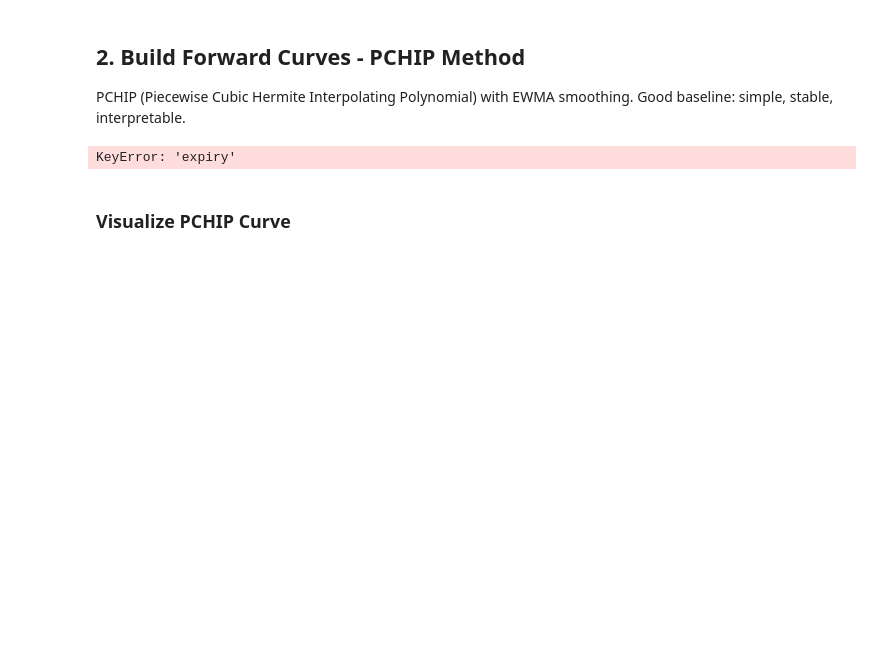
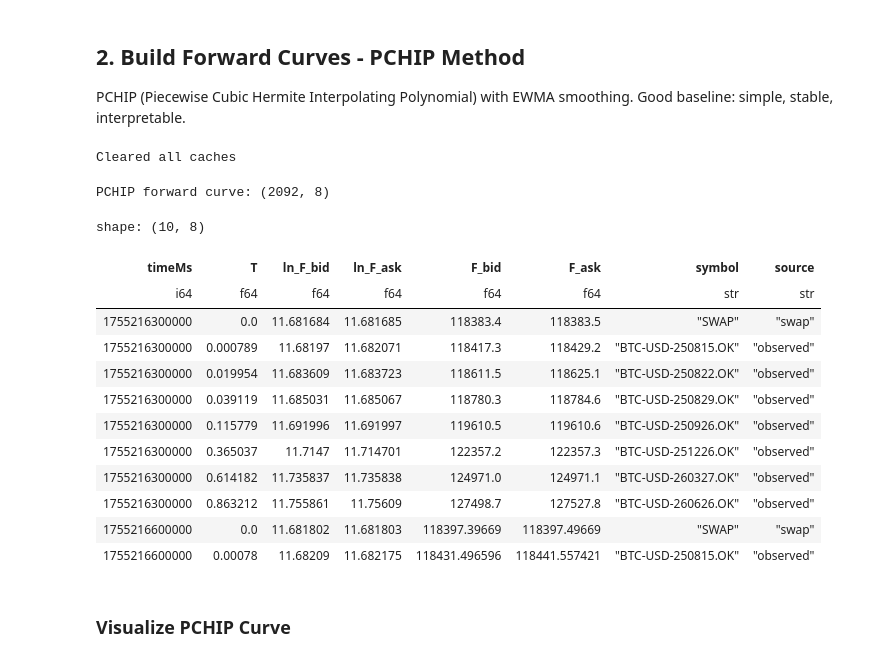
Before and after one commit to PascalAndreas/final-year-project, a Jupyter notebook: forwards_example.ipynb, the cells around one changed output. Cells and saved outputs as stored; diff of their text form; code cells hidden in the pictures; blank space fills up the shorter version.

```diff
--- a/forwards_example.ipynb
+++ b/forwards_example.ipynb
@@ -29,40 +29,59 @@ The autoreload extension is already loaded. To reload it, use:
 # %%
 store = OrderbookStore(
     data_root="data/okx",
-    manifest_path="data/okx/manifest.sqlite"
+    manifest_path="data/okx/manifest.sqlite",
+    batch_days=5
 )
 # %% [markdown]
 ## 2. Build Forward Curves - PCHIP Method
 
 PCHIP (Piecewise Cubic Hermite Interpolating Polynomial) with EWMA smoothing.
 Good baseline: simple, stable, interpretable.
+# %%
+store.clear_cache()
+# %% [output]
+Cleared all caches
 # %%
 # Configure PCHIP recipe with 5-minute bins
 pchip_recipe = partial(
     build_forwards_pchip,
     inst_family='BTC-USD',
     binning='5m',
     lambda_ewma=0.8,
     w0_anchor=10.0,
     min_time_to_expiry_hours=2.0,
 )
 
 # Build forward curve (cached)
 start = datetime(2025, 8, 15)
 end = datetime(2025, 8, 16)
+dates = [start.date() + timedelta(days=i) for i in range((end.date() - start.date()).days)]
 
 lf_pchip = store.get_derived(
     pchip_recipe,
     cache_name='forwards_pchip_5m_test',
     start=start,
     end=end
 )
 
 df_pchip = lf_pchip.collect()
 print(f"PCHIP forward curve: {df_pchip.shape}")
 df_pchip.head(10)
 # %% [output]
-KeyError: 'expiry'
+PCHIP forward curve: (2092, 8)
+shape: (10, 8)
+| timeMs | T | ln_F_bid | ln_F_ask | F_bid | F_ask | symbol | source |
+| i64 | f64 | f64 | f64 | f64 | f64 | str | str |
+| 1755216300000 | 0.0 | 11.681684 | 11.681685 | 118383.4 | 118383.5 | "SWAP" | "swap" |
+| 1755216300000 | 0.000789 | 11.68197 | 11.682071 | 118417.3 | 118429.2 | "BTC-USD-250815.OK" | "observed" |
+| 1755216300000 | 0.019954 | 11.683609 | 11.683723 | 118611.5 | 118625.1 | "BTC-USD-250822.OK" | "observed" |
+| 1755216300000 | 0.039119 | 11.685031 | 11.685067 | 118780.3 | 118784.6 | "BTC-USD-250829.OK" | "observed" |
+| 1755216300000 | 0.115779 | 11.691996 | 11.691997 | 119610.5 | 119610.6 | "BTC-USD-250926.OK" | "observed" |
+| 1755216300000 | 0.365037 | 11.7147 | 11.714701 | 122357.2 | 122357.3 | "BTC-USD-251226.OK" | "observed" |
+| 1755216300000 | 0.614182 | 11.735837 | 11.735838 | 124971.0 | 124971.1 | "BTC-USD-260327.OK" | "observed" |
+| 1755216300000 | 0.863212 | 11.755861 | 11.75609 | 127498.7 | 127527.8 | "BTC-USD-260626.OK" | "observed" |
+| 1755216600000 | 0.0 | 11.681802 | 11.681803 | 118397.39669 | 118397.49669 | "SWAP" | "swap" |
+| 1755216600000 | 0.00078 | 11.68209 | 11.682175 | 118431.496596 | 118441.557421 | "BTC-USD-250815.OK" | "observed" |
 # %% [markdown]
 ### Visualize PCHIP Curve
 # %%
```
Also changed, not shown: parts of 7 cells of this notebook, 5 other files.
